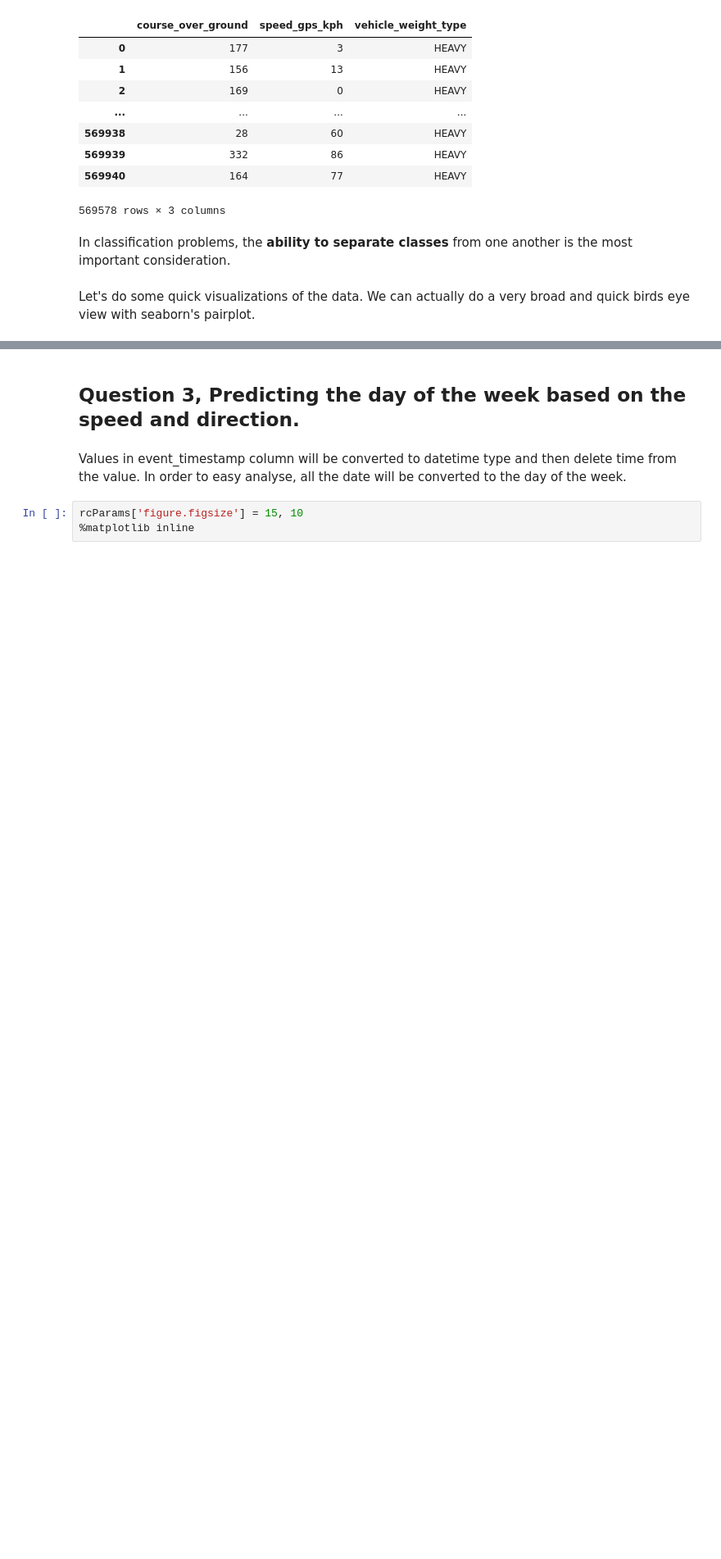
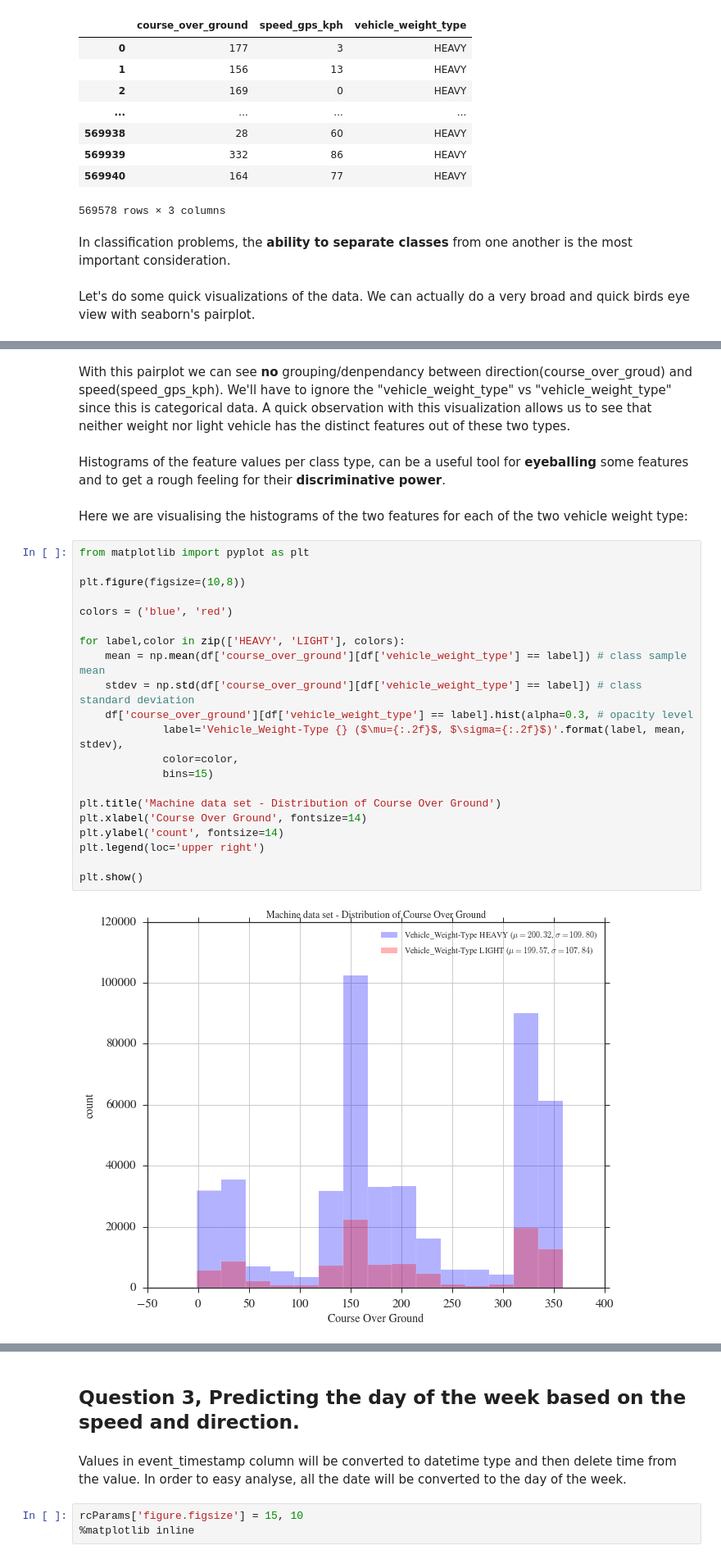
Before and after one commit to EROADdataAnalysis/EROAD, a Jupyter notebook: Project 3 Final Notebook by Adrian and Zack .ipynb, the cells around one changed output, grey strips where cells are left out. Shown at 82% size. Drawn from its saved outputs; the diff is of its cells as text; blank space fills up the shorter version.

```diff
--- a/Project 3 Final Notebook by Adrian and Zack .ipynb
+++ b/Project 3 Final Notebook by Adrian and Zack .ipynb
@@ -243,0 +250,29 @@ Let's do some quick visualizations of the data. We can actually do a very broad
+# %% [markdown]
+With this pairplot we can see **no** grouping/denpendancy between direction(course_over_groud) and speed(speed_gps_kph). We'll have to ignore the "vehicle_weight_type" vs "vehicle_weight_type" since this is categorical data. A quick observation with this visualization allows us to see that neither weight nor light vehicle has the distinct features out of these two types.
+# %% [markdown]
+Histograms of the feature values per class type, can be a useful tool for **eyeballing** some features and to get a rough feeling for their **discriminative power**.
+# %% [markdown]
+Here we are visualising the histograms of the two features for each of the two vehicle weight type:
+# %%
+from matplotlib import pyplot as plt
+
+plt.figure(figsize=(10,8))
+
+colors = ('blue', 'red')
+
+for label,color in zip(['HEAVY', 'LIGHT'], colors):
+    mean = np.mean(df['course_over_ground'][df['vehicle_weight_type'] == label]) # class sample mean
+    stdev = np.std(df['course_over_ground'][df['vehicle_weight_type'] == label]) # class standard deviation
+    df['course_over_ground'][df['vehicle_weight_type'] == label].hist(alpha=0.3, # opacity level
+             label='Vehicle_Weight-Type {} ($\mu={:.2f}$, $\sigma={:.2f}$)'.format(label, mean, stdev),
+             color=color,
+             bins=15)
+
+plt.title('Machine data set - Distribution of Course Over Ground')
+plt.xlabel('Course Over Ground', fontsize=14)
+plt.ylabel('count', fontsize=14)
+plt.legend(loc='upper right')
+
+plt.show()
+# %% [output]
+[figure, added]
```
Also changed, not shown: parts of 100 cells of this notebook.
